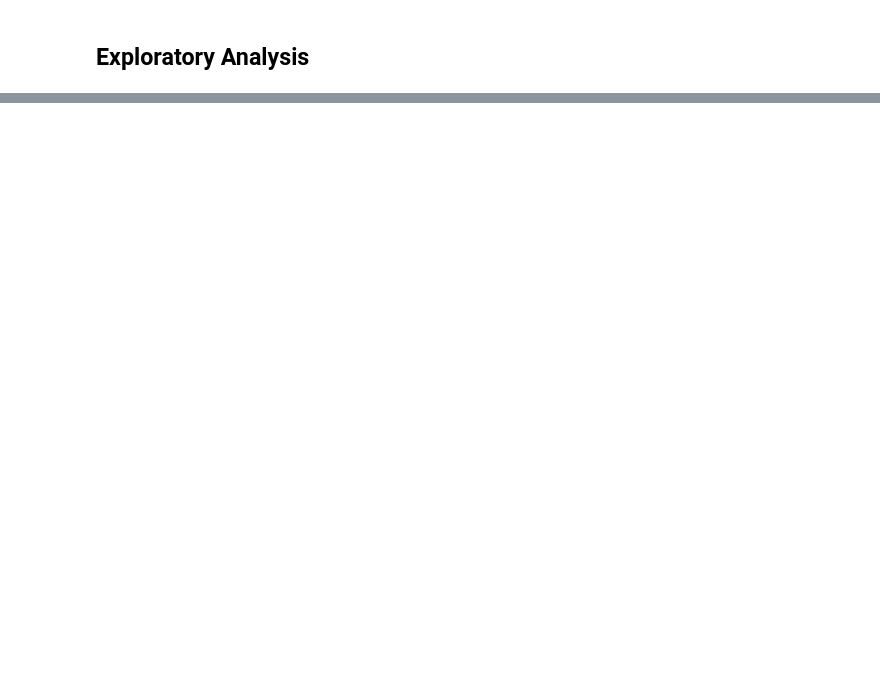
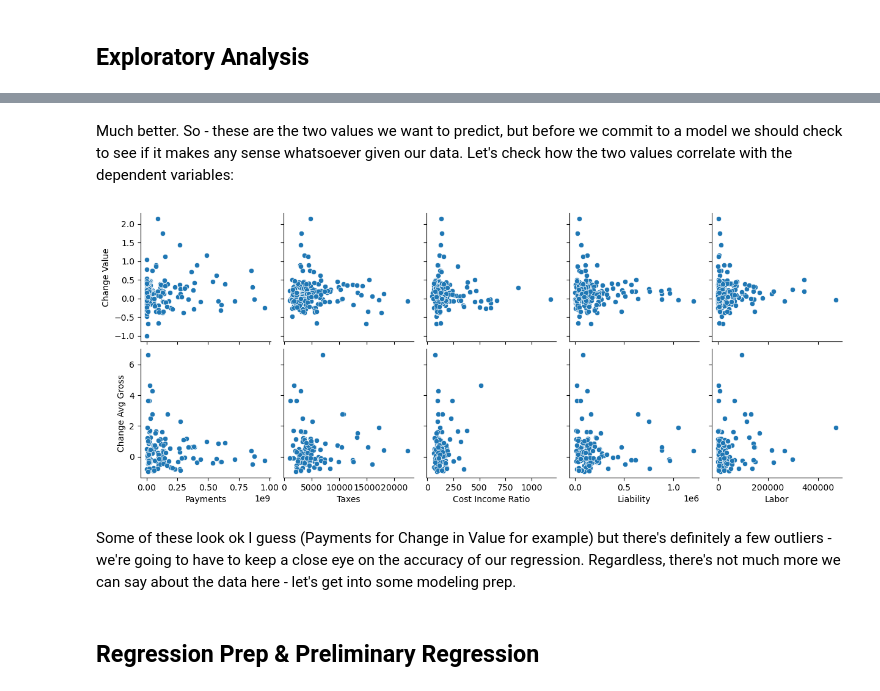
Before and after one commit to harplyon/CMPS6790FinalTutorial, a Jupyter notebook: LyonFinalTutorial.ipynb, the cells around one changed output, grey strips where cells are left out. Cells and saved outputs as stored; diff of their text form; code cells hidden in the pictures; blank space fills up the shorter version.

```diff
--- a/LyonFinalTutorial.ipynb
+++ b/LyonFinalTutorial.ipynb
@@ -303,0 +509,11 @@ As we can see most industries have some large players (no labels yet due to larg
+# %% [markdown]
+Much better. So - these are the two values we want to predict, but before we commit to a model we should check to see if it makes any sense whatsoever given our data. Let's check how the two values correlate with the dependent variables:
+# %%
+sns.pairplot(data=ag_df, y_vars=['Change Value', 'Change Avg Gross'], x_vars=['Payments', 'Taxes', 'Cost Income Ratio', 'Liability', 'Labor'])
+plt.show()
+# %% [output]
+[figure, added]
+# %% [markdown]
+Some of these look ok I guess (Payments for Change in Value for example) but there's definitely a few outliers - we're going to have to keep a close eye on the accuracy of our regression. Regardless, there's not much more we can say about the data here - let's get into some modeling prep.
+# %% [markdown]
+## Regression Prep & Preliminary Regression
```
Also changed, not shown: parts of 73 cells of this notebook, 1 other file.
